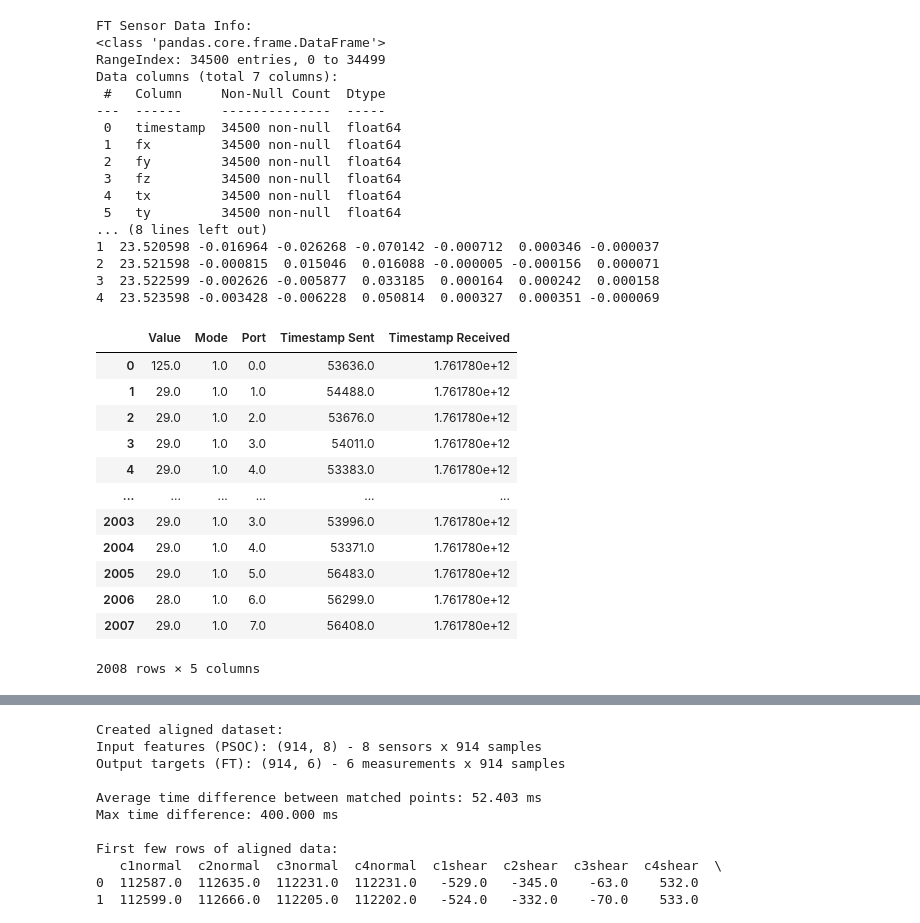
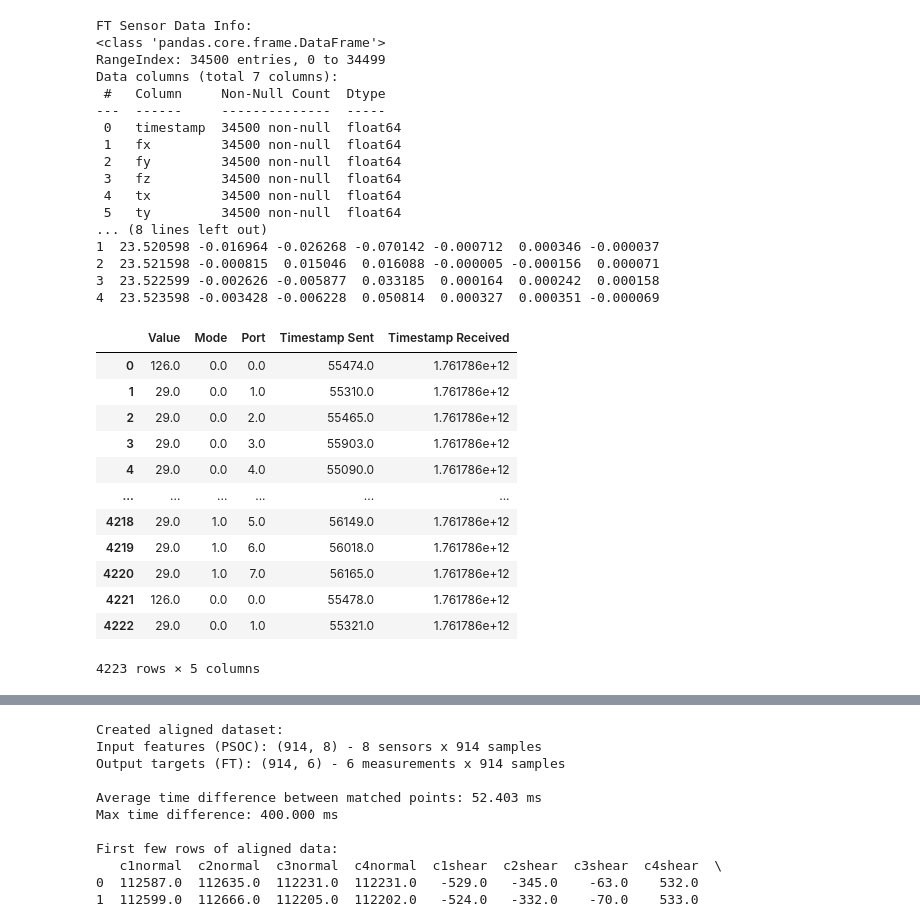
Before and after one commit to ECE382-Team2/ESP_Firmware, a Jupyter notebook: calibration/calibration.ipynb, the cells around one changed output, grey strips where cells are left out. Saved outputs shown, nothing was run; the diff lists cells and outputs as text; code cells hidden in the pictures.

```diff
--- a/calibration/calibration.ipynb
+++ b/calibration/calibration.ipynb
@@ -6,50 +6,50 @@ import numpy as np
 # %%
 # Read the CSV files
 ft_sensor_data = pd.read_csv('ft_sensor_data_20251023_021626.csv')
-psoc_data = pd.read_csv('20251029_182404_Test_data.csv')
+psoc_data = pd.read_csv('20251029_195156__C__Users_Will_miniconda3_shell_condabin_conda-hook.ps1_____conda_activate_base__data.csv')
 
 # Display basic information about the datasets
 print("FT Sensor Data Info:")
 print(ft_sensor_data.info())
 print("\nFirst few rows of FT Sensor Data:")
 print(ft_sensor_data.head())
 
 # print("\nPSOC Data Info:")
 # print(psoc_data.info())
 # print("\nFirst few rows of PSOC Data:")
 # print(psoc_data.head())
 psoc_data
 # %% [output]
 FT Sensor Data Info:
 <class 'pandas.core.frame.DataFrame'>
 RangeIndex: 34500 entries, 0 to 34499
 Data columns (total 7 columns):
  #   Column     Non-Null Count  Dtype
 ---  ------     --------------  -----
  0   timestamp  34500 non-null  float64
  1   fx         34500 non-null  float64
  2   fy         34500 non-null  float64
  3   fz         34500 non-null  float64
  4   tx         34500 non-null  float64
  5   ty         34500 non-null  float64
 ... (8 lines left out)
 1  23.520598 -0.016964 -0.026268 -0.070142 -0.000712  0.000346 -0.000037
 2  23.521598 -0.000815  0.015046  0.016088 -0.000005 -0.000156  0.000071
 3  23.522599 -0.002626 -0.005877  0.033185  0.000164  0.000242  0.000158
 4  23.523598 -0.003428 -0.006228  0.050814  0.000327  0.000351 -0.000069
 |  | Value | Mode | Port | Timestamp Sent | Timestamp Received |
-| 0 | 125.0 | 1.0 | 0.0 | 53636.0 | 1.761780e+12 |
-| 1 | 29.0 | 1.0 | 1.0 | 54488.0 | 1.761780e+12 |
-| 2 | 29.0 | 1.0 | 2.0 | 53676.0 | 1.761780e+12 |
-| 3 | 29.0 | 1.0 | 3.0 | 54011.0 | 1.761780e+12 |
-| 4 | 29.0 | 1.0 | 4.0 | 53383.0 | 1.761780e+12 |
+| 0 | 126.0 | 0.0 | 0.0 | 55474.0 | 1.761786e+12 |
+| 1 | 29.0 | 0.0 | 1.0 | 55310.0 | 1.761786e+12 |
+| 2 | 29.0 | 0.0 | 2.0 | 55465.0 | 1.761786e+12 |
+| 3 | 29.0 | 0.0 | 3.0 | 55903.0 | 1.761786e+12 |
+| 4 | 29.0 | 0.0 | 4.0 | 55090.0 | 1.761786e+12 |
 | ... | ... | ... | ... | ... | ... |
-| 2003 | 29.0 | 1.0 | 3.0 | 53996.0 | 1.761780e+12 |
-| 2004 | 29.0 | 1.0 | 4.0 | 53371.0 | 1.761780e+12 |
-| 2005 | 29.0 | 1.0 | 5.0 | 56483.0 | 1.761780e+12 |
-| 2006 | 28.0 | 1.0 | 6.0 | 56299.0 | 1.761780e+12 |
-| 2007 | 29.0 | 1.0 | 7.0 | 56408.0 | 1.761780e+12 |
+| 4218 | 29.0 | 1.0 | 5.0 | 56149.0 | 1.761786e+12 |
+| 4219 | 29.0 | 1.0 | 6.0 | 56018.0 | 1.761786e+12 |
+| 4220 | 29.0 | 1.0 | 7.0 | 56165.0 | 1.761786e+12 |
+| 4221 | 126.0 | 0.0 | 0.0 | 55478.0 | 1.761786e+12 |
+| 4222 | 29.0 | 0.0 | 1.0 | 55321.0 | 1.761786e+12 |
-2008 rows × 5 columns
+4223 rows × 5 columns
 # %%
 ###################### pre-process PSOC data: ######################
 
```
Also changed, not shown: parts of 3 cells of this notebook, 1 other file.
